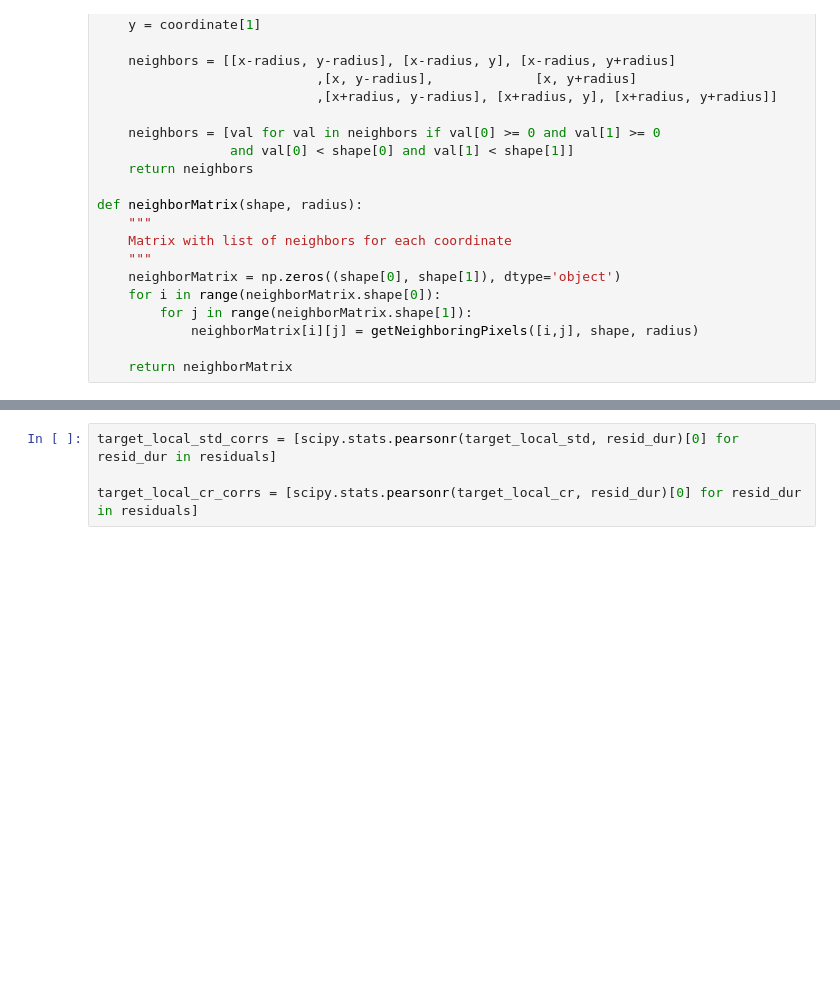
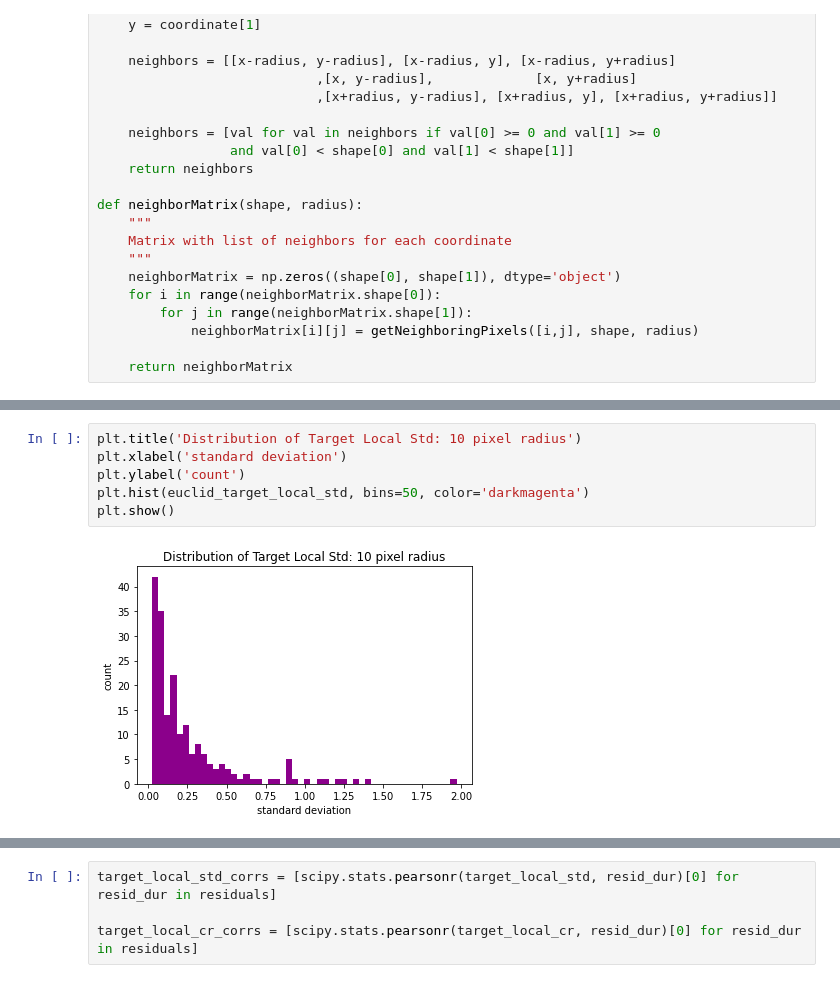
Before and after one commit to prachimahab/depth_duration_analysis, a Jupyter notebook: v3_depthDuration_analysis.ipynb, the cells around one changed output, grey strips where cells are left out. Saved outputs shown, nothing was run; the diff lists cells and outputs as text; blank space fills up the shorter version.

```diff
--- a/v3_depthDuration_analysis.ipynb
+++ b/v3_depthDuration_analysis.ipynb
@@ -3285,0 +3456,8 @@ def local_depth_stats(path, rootdir, kinect2data_path):
+# %%
+plt.title('Distribution of Target Local Std: 10 pixel radius')
+plt.xlabel('standard deviation')
+plt.ylabel('count')
+plt.hist(euclid_target_local_std, bins=50, color='darkmagenta')
+plt.show()
+# %% [output]
+[figure, added]
```
Also changed, not shown: parts of 40 cells of this notebook.
